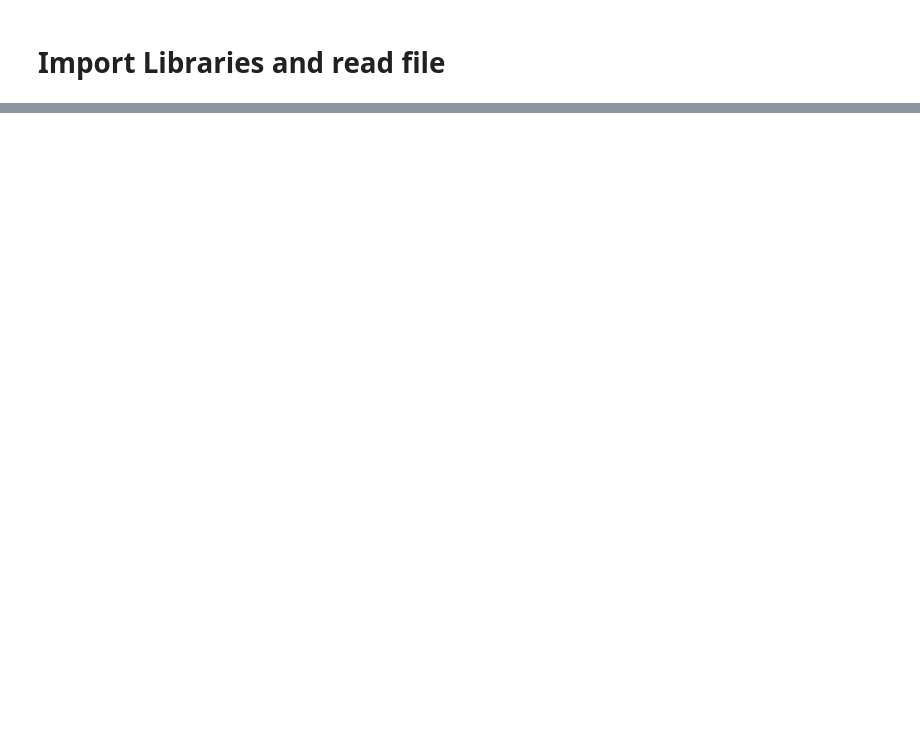
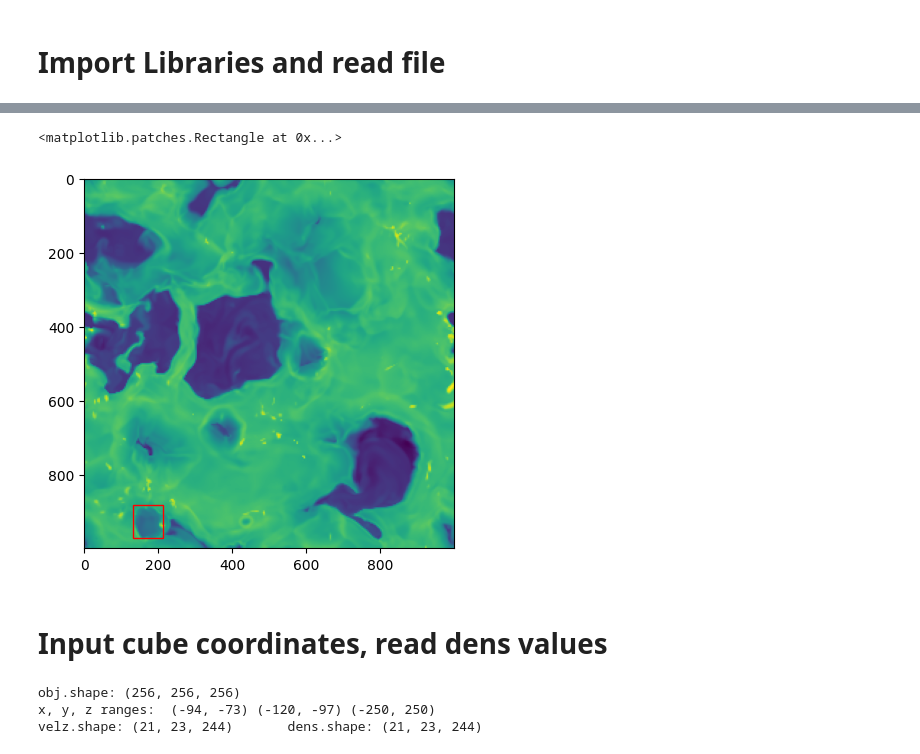
Before and after one commit to Joycelyn-Chen/AstroSegTrack, a Jupyter notebook: analysis/V_LoS_channel_map.ipynb, the cells around one changed output, grey strips where cells are left out. Saved outputs shown, nothing was run; the diff lists cells and outputs as text; code cells hidden in the pictures; blank space fills up the shorter version.

```diff
--- a/analysis/V_LoS_channel_map.ipynb
+++ b/analysis/V_LoS_channel_map.ipynb
@@ -6,12 +6,13 @@ import astropy
 import yt
 import numpy as np
 import os
+from matplotlib.patches import Rectangle
 
 # elephant
-# hdf5_root = "/srv/data/stratbox_simulations/stratbox_particle_runs/bx5/smd132/sn34/pe300/4pc_resume/4pc"
+hdf5_root = "/srv/data/stratbox_simulations/stratbox_particle_runs/bx5/smd132/sn34/pe300/4pc_resume/4pc"
 
 # s01.leaves
-hdf5_root = "/home/joy0921/Desktop/Dataset/hdf5_files"
+# hdf5_root = "/home/joy0921/Desktop/Dataset/hdf5_files"
 
 ds = yt.load(os.path.join(hdf5_root, 'sn34_smd132_bx5_pe300_hdf5_plt_cnt_0206'))
 
@@ -27,0 +34,15 @@ Error:
+# %%
+center_1000 = [0, 0, 0] * yt.units.pc
+arb_center_1000 = ds.arr(center_1000, 'code_length')
+xlim_1000 = 1000
+ylim_1000 = 1000
+zlim_1000 = 1000
+left_edge_1000 = arb_center_1000 - ds.quan(xlim_1000 // 2, 'pc')
+right_edge_1000 = arb_center_1000 + ds.quan(ylim_1000 // 2, 'pc')
+obj_1000 = ds.arbitrary_grid(left_edge_1000, right_edge_1000, dims=[xlim_1000, ylim_1000, zlim_1000])
+# %%
+plt.imshow(np.log10(obj_1000['flash', 'dens'][:, :, 419].T[::-1]))      # slice: z = -91 pc
+plt.gca().add_patch(Rectangle((-368 + 500, -(-382) + 500), 80, 90, linewidth=1, edgecolor='r', facecolor="none"))
+# %% [output]
+<matplotlib.patches.Rectangle at 0x...>
+[figure, added]
@@ -27,0 +67,17 @@ Error:
+# %% [markdown]
+# Input cube coordinates, read dens values
+# %%
+x_range, y_range, z_range = (-368, -288), (-472, -382), (-250, 250) #(-368, -288), (-418, -328), (-250, 250)  #(-136, 34)
+
+multiplier = 256 / 1000
+
+# Multiply each element within the tuples by the multiplier
+x_range_scaled = tuple(int(x * multiplier) for x in x_range)
+y_range_scaled = tuple(int(y * multiplier) for y in y_range)
+z_range_scaled = z_range   #tuple(int(z * multiplier) for z in z_range)
+
+new_velz, new_dens = get_velz_dens(x_range_scaled, y_range_scaled, z_range_scaled)
+# %% [output]
+obj.shape: (256, 256, 256)
+x, y, z ranges:  (-94, -73) (-120, -97) (-250, 250)
+velz.shape: (21, 23, 244)       dens.shape: (21, 23, 244)
```
Also changed, not shown: parts of 6 cells of this notebook, 2 other files.
